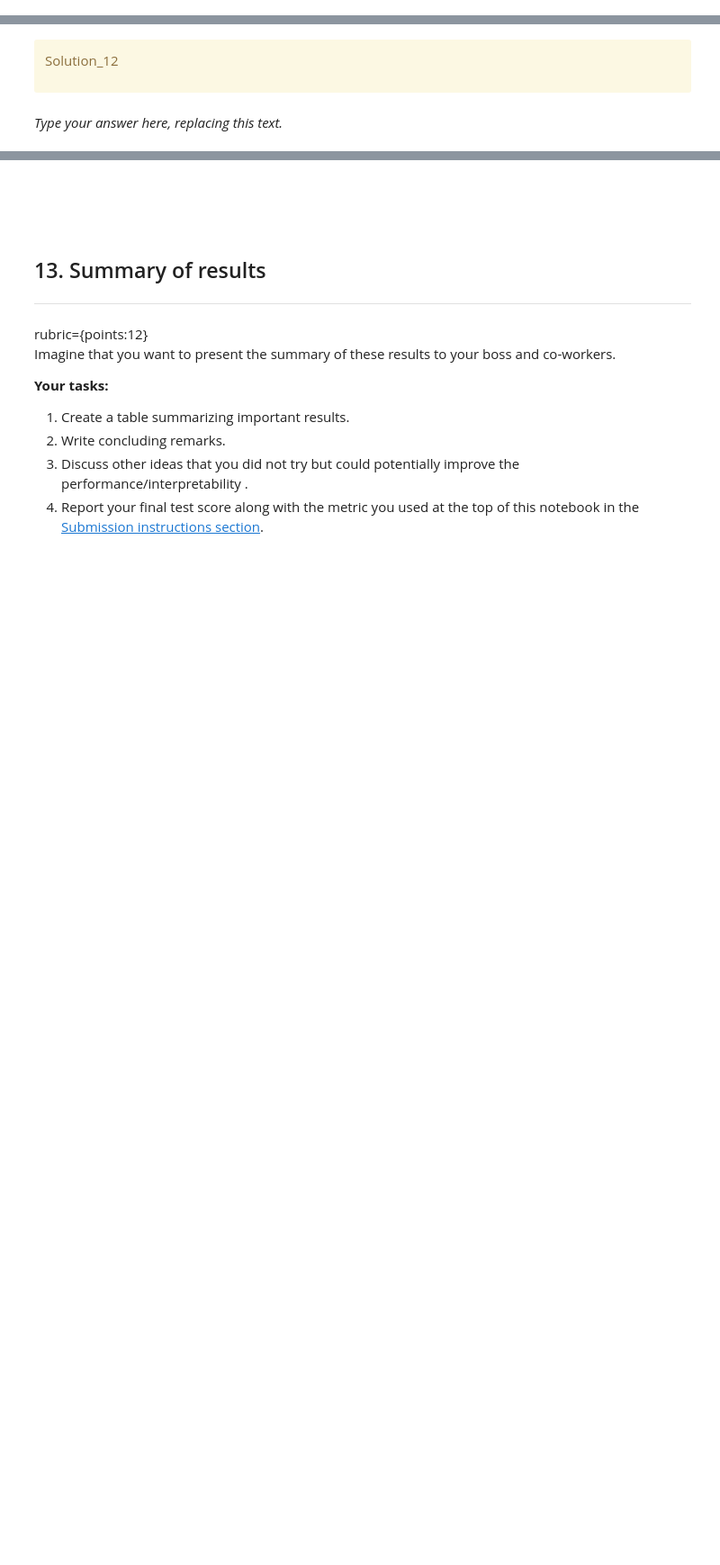
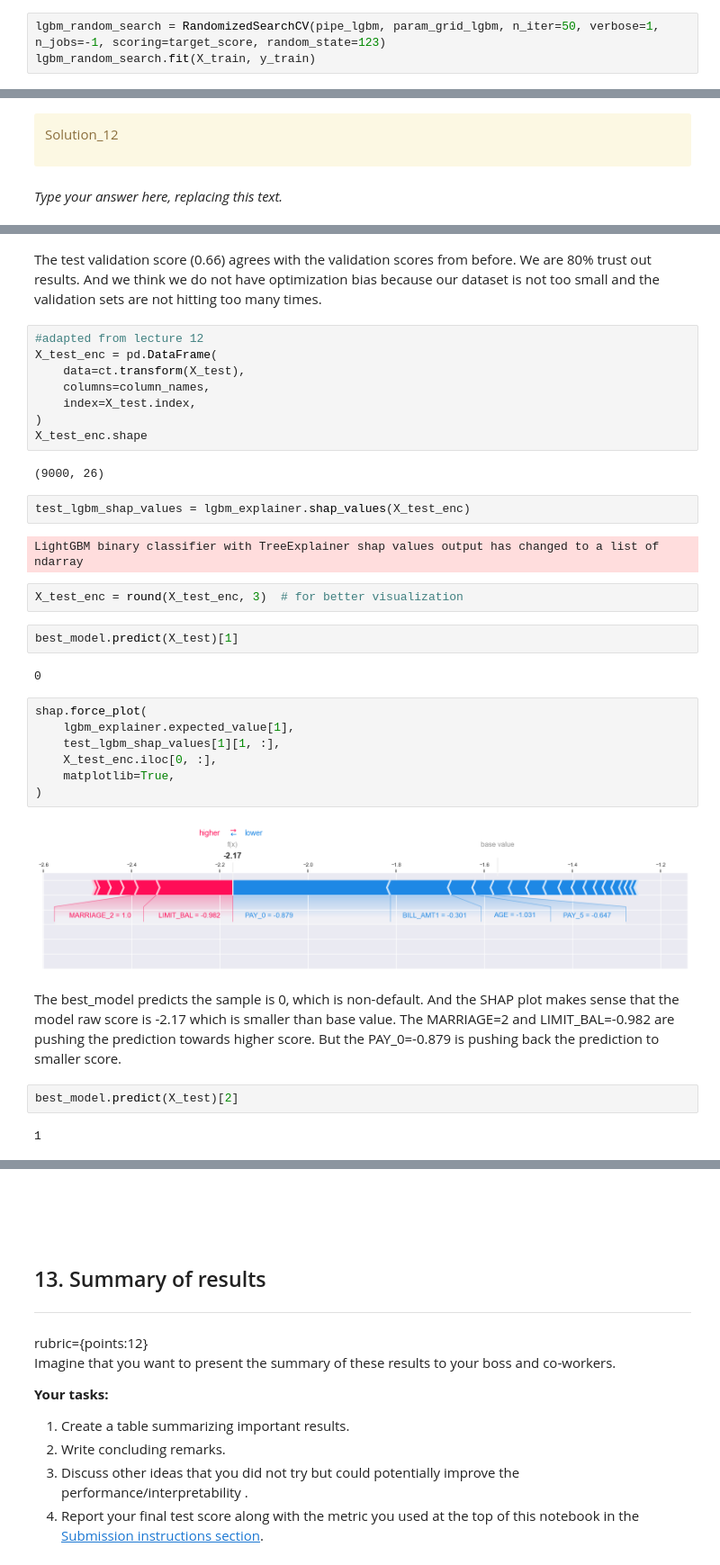
Before and after one commit to Nick-zhen/ML-Project, a Jupyter notebook: hw5/hw5.ipynb, the cells around one changed output, grey strips where cells are left out. Shown at 90% size. Saved outputs shown, nothing was run; the diff lists cells and outputs as text; blank space fills up the shorter version.

```diff
--- a/hw5/hw5.ipynb
+++ b/hw5/hw5.ipynb
@@ -816,0 +864,3 @@ Ellipsis
+# %%
+lgbm_random_search = RandomizedSearchCV(pipe_lgbm, param_grid_lgbm, n_iter=50, verbose=1, n_jobs=-1, scoring=target_score, random_state=123)
+lgbm_random_search.fit(X_train, y_train)
@@ -1017,0 +1094,37 @@ _Type your answer here, replacing this text._
+# %% [markdown]
+The test validation score (0.66) agrees with the validation scores from before. We are 80% trust out results. And we think we do not have optimization bias because our dataset is not too small and the validation sets are not hitting too many times.
+# %%
+#adapted from lecture 12
+X_test_enc = pd.DataFrame(
+    data=ct.transform(X_test),
+    columns=column_names,
+    index=X_test.index,
+)
+X_test_enc.shape
+# %% [output]
+(9000, 26)
+# %%
+test_lgbm_shap_values = lgbm_explainer.shap_values(X_test_enc)
+# %% [output]
+LightGBM binary classifier with TreeExplainer shap values output has changed to a list of ndarray
+# %%
+X_test_enc = round(X_test_enc, 3)  # for better visualization
+# %%
+best_model.predict(X_test)[1]
+# %% [output]
+0
+# %%
+shap.force_plot(
+    lgbm_explainer.expected_value[1],
+    test_lgbm_shap_values[1][1, :],
+    X_test_enc.iloc[0, :],
+    matplotlib=True,
+)
+# %% [output]
+[figure, added]
+# %% [markdown]
+The best_model predicts the sample is 0, which is non-default. And the SHAP plot makes sense that the model raw score is -2.17 which is smaller than base value. The MARRIAGE=2 and LIMIT_BAL=-0.982 are pushing the prediction towards higher score. But the PAY_0=-0.879 is pushing back the prediction to smaller score.
+# %%
+best_model.predict(X_test)[2]
+# %% [output]
+1
```
Also changed, not shown: parts of 31 cells of this notebook.
